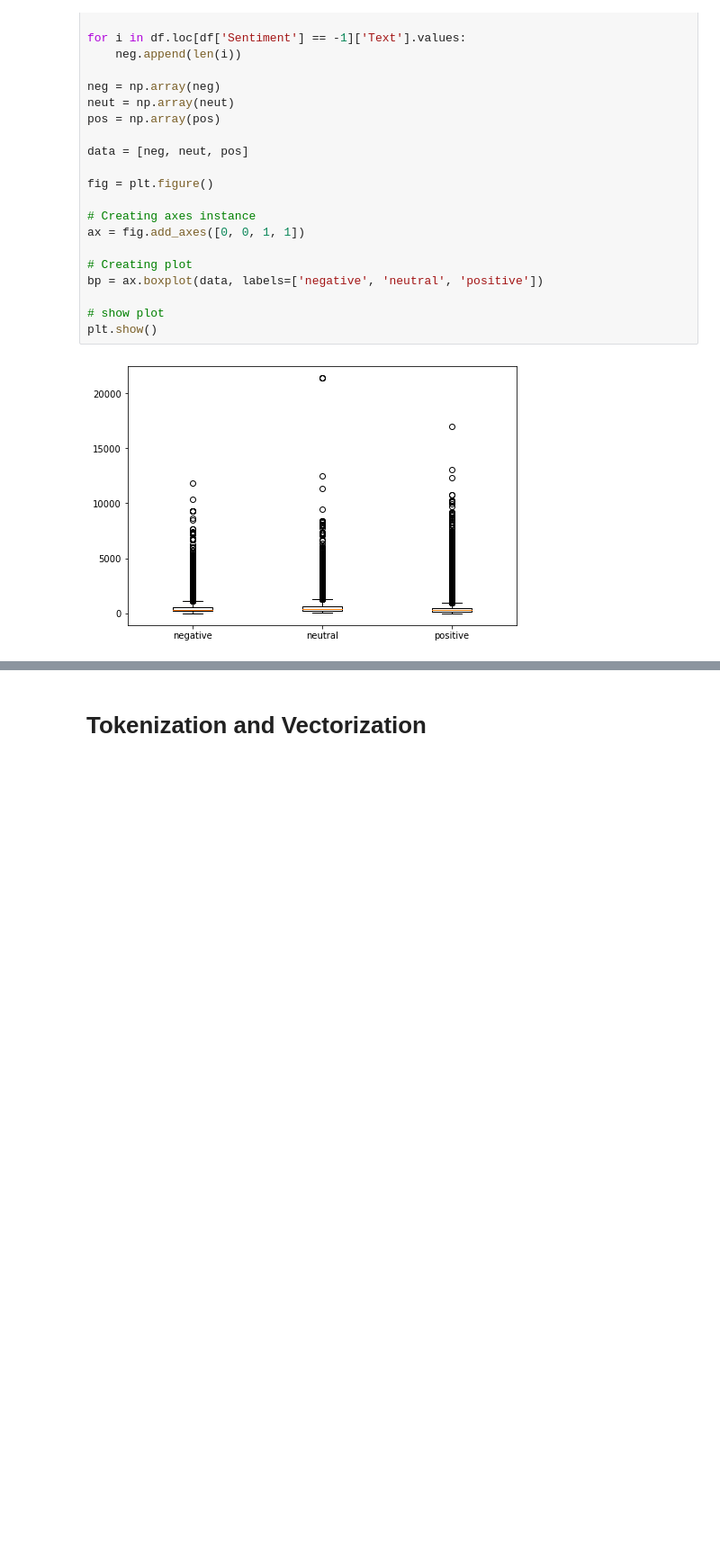
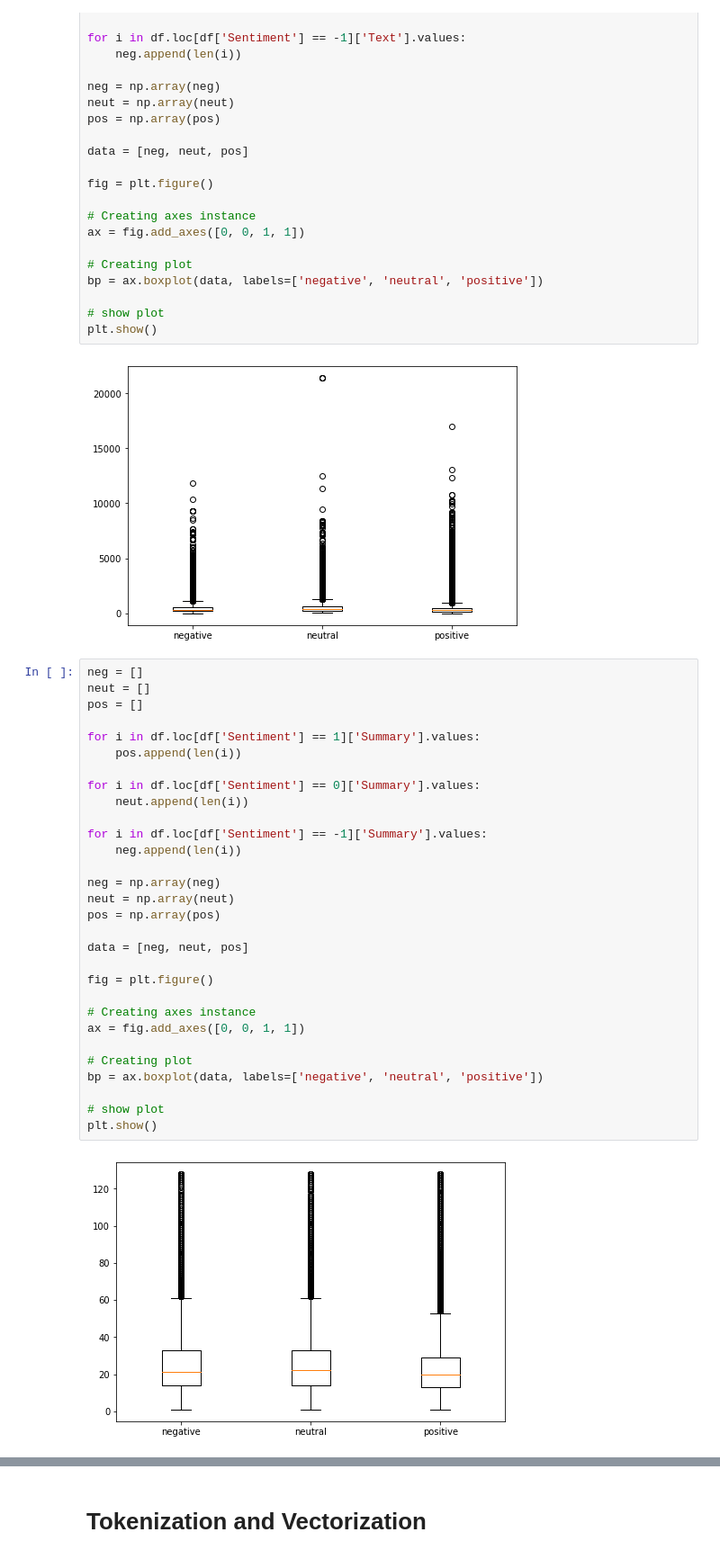
Before and after one commit to COGS118A/Group027-Sp22, a Jupyter notebook: exploration/Dataset EDA.ipynb, the cells around one changed output, grey strips where cells are left out. Shown at 90% size. Cells and saved outputs as stored; diff of their text form; blank space fills up the shorter version.

```diff
--- a/exploration/Dataset EDA.ipynb
+++ b/exploration/Dataset EDA.ipynb
@@ -217,4 +290,36 @@ bp = ax.boxplot(data, labels=['negative', 'neutral', 'positive'])
 plt.show()
 # %% [output]
 [figure]
+# %%
+neg = []
+neut = []
+pos = []
+
+for i in df.loc[df['Sentiment'] == 1]['Summary'].values:
+    pos.append(len(i))
+
+for i in df.loc[df['Sentiment'] == 0]['Summary'].values:
+    neut.append(len(i))
+
+for i in df.loc[df['Sentiment'] == -1]['Summary'].values:
+    neg.append(len(i))
+
+neg = np.array(neg)
+neut = np.array(neut)
+pos = np.array(pos)
+
+data = [neg, neut, pos]
+
+fig = plt.figure()
+
+# Creating axes instance
+ax = fig.add_axes([0, 0, 1, 1])
+
+# Creating plot
+bp = ax.boxplot(data, labels=['negative', 'neutral', 'positive'])
+
+# show plot
+plt.show()
+# %% [output]
+[figure, added]
 # %% [markdown]
```
Also changed, not shown: parts of 8 cells of this notebook.
